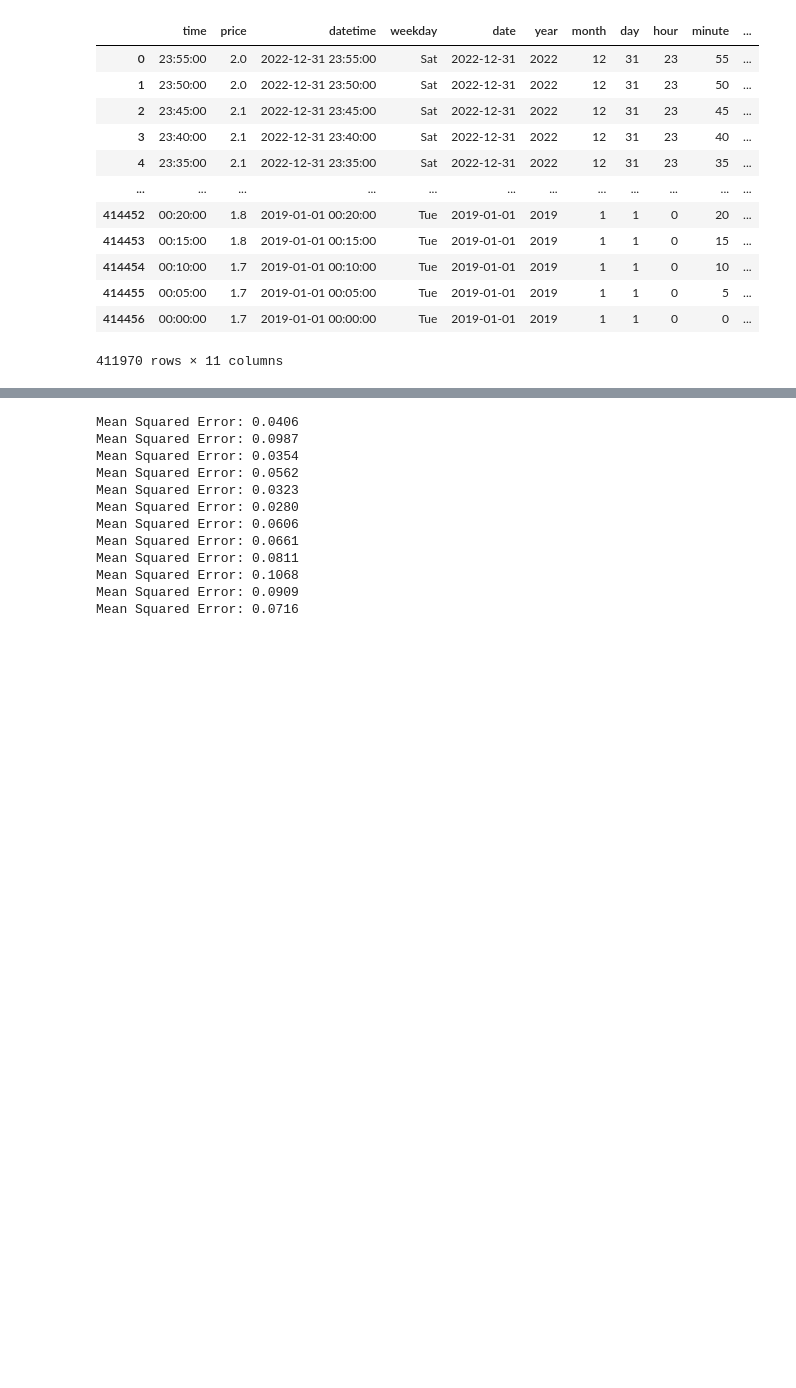
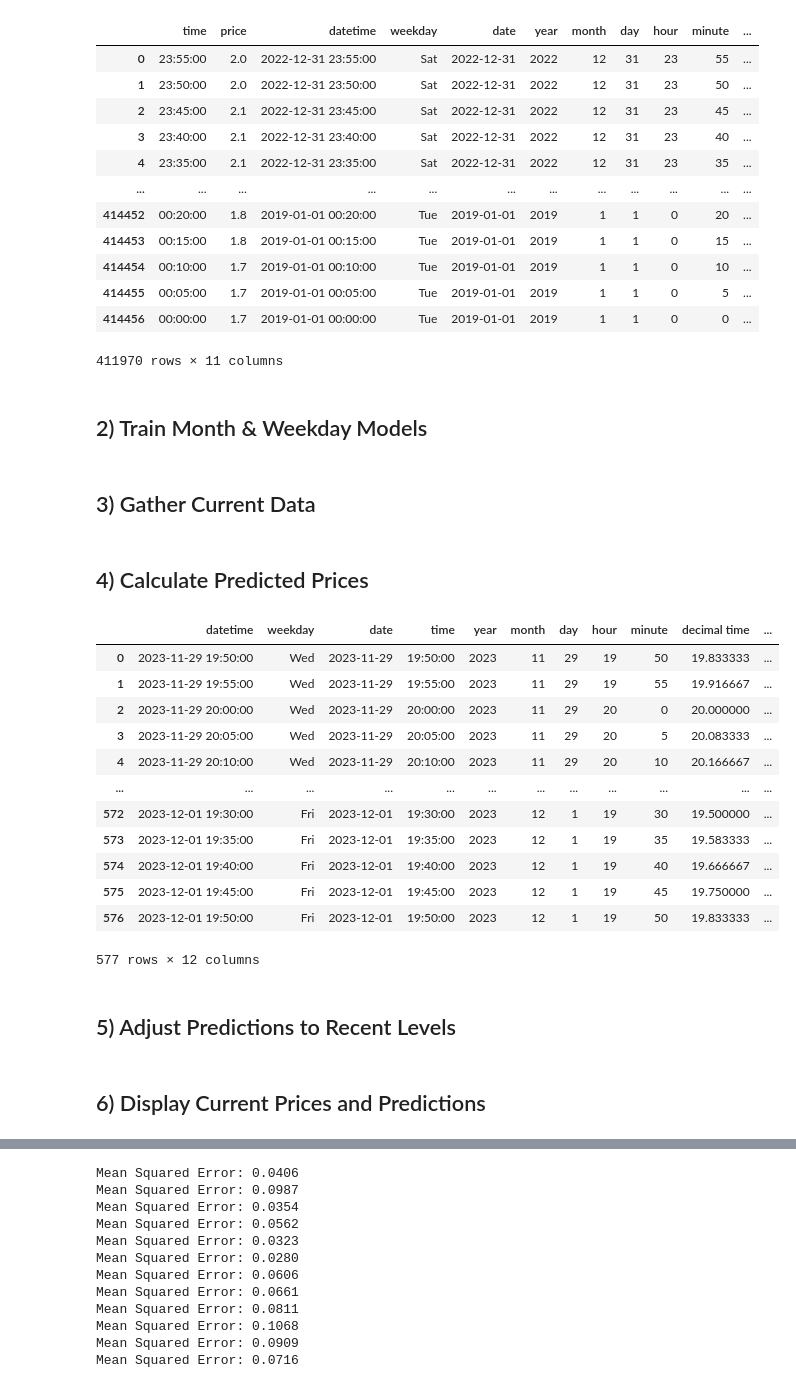
Before and after one commit to traskcon/DATA602-Project, a Jupyter notebook: DATA602-Project.ipynb, the cells around one changed output, grey strips where cells are left out. Drawn from its saved outputs; the diff is of its cells as text; code cells hidden in the pictures; blank space fills up the shorter version.

```diff
--- a/DATA602-Project.ipynb
+++ b/DATA602-Project.ipynb
@@ -297,5 +299,7 @@ historical_data
 | 414455 | 00:05:00 | 1.7 | 2019-01-01 00:05:00 | Tue | 2019-01-01 | 2019 | 1 | 1 | 0 | 5 | ... |
 | 414456 | 00:00:00 | 1.7 | 2019-01-01 00:00:00 | Tue | 2019-01-01 | 2019 | 1 | 1 | 0 | 0 | ... |
 411970 rows × 11 columns
+# %% [markdown]
+## 2) Train Month & Weekday Models
 # %%
 prediction_dict = dict()
@@ -317,0 +329,2 @@ for month in range(1,13):
+# %% [markdown]
+## 3) Gather Current Data
@@ -317,0 +342,22 @@ for month in range(1,13):
+# %% [markdown]
+## 4) Calculate Predicted Prices
+# %%
+pred_df["month_pred"] = pred_df.apply(lambda x: adv_sinusoid(x["decimal time"],*month_cofs[x["month"]]), axis=1)
+pred_df["weekday_pred"] = pred_df.apply(lambda x: adv_sinusoid(x["decimal time"], *weekday_cofs[x["weekday"]]), axis=1)
+pred_df
+# %% [output]
+|  | datetime | weekday | date | time | year | month | day | hour | minute | decimal time | ... |
+| 0 | 2023-11-29 19:50:00 | Wed | 2023-11-29 | 19:50:00 | 2023 | 11 | 29 | 19 | 50 | 19.833333 | ... |
+| 1 | 2023-11-29 19:55:00 | Wed | 2023-11-29 | 19:55:00 | 2023 | 11 | 29 | 19 | 55 | 19.916667 | ... |
+| 2 | 2023-11-29 20:00:00 | Wed | 2023-11-29 | 20:00:00 | 2023 | 11 | 29 | 20 | 0 | 20.000000 | ... |
+| 3 | 2023-11-29 20:05:00 | Wed | 2023-11-29 | 20:05:00 | 2023 | 11 | 29 | 20 | 5 | 20.083333 | ... |
+| 4 | 2023-11-29 20:10:00 | Wed | 2023-11-29 | 20:10:00 | 2023 | 11 | 29 | 20 | 10 | 20.166667 | ... |
+| ... | ... | ... | ... | ... | ... | ... | ... | ... | ... | ... | ... |
+| 572 | 2023-12-01 19:30:00 | Fri | 2023-12-01 | 19:30:00 | 2023 | 12 | 1 | 19 | 30 | 19.500000 | ... |
+| 573 | 2023-12-01 19:35:00 | Fri | 2023-12-01 | 19:35:00 | 2023 | 12 | 1 | 19 | 35 | 19.583333 | ... |
+| 574 | 2023-12-01 19:40:00 | Fri | 2023-12-01 | 19:40:00 | 2023 | 12 | 1 | 19 | 40 | 19.666667 | ... |
+| 575 | 2023-12-01 19:45:00 | Fri | 2023-12-01 | 19:45:00 | 2023 | 12 | 1 | 19 | 45 | 19.750000 | ... |
+| 576 | 2023-12-01 19:50:00 | Fri | 2023-12-01 | 19:50:00 | 2023 | 12 | 1 | 19 | 50 | 19.833333 | ... |
+577 rows × 12 columns
+# %% [markdown]
+## 5) Adjust Predictions to Recent Levels
@@ -317,0 +371,2 @@ for month in range(1,13):
+# %% [markdown]
+## 6) Display Current Prices and Predictions
```
Also changed, not shown: parts of 11 cells of this notebook.
